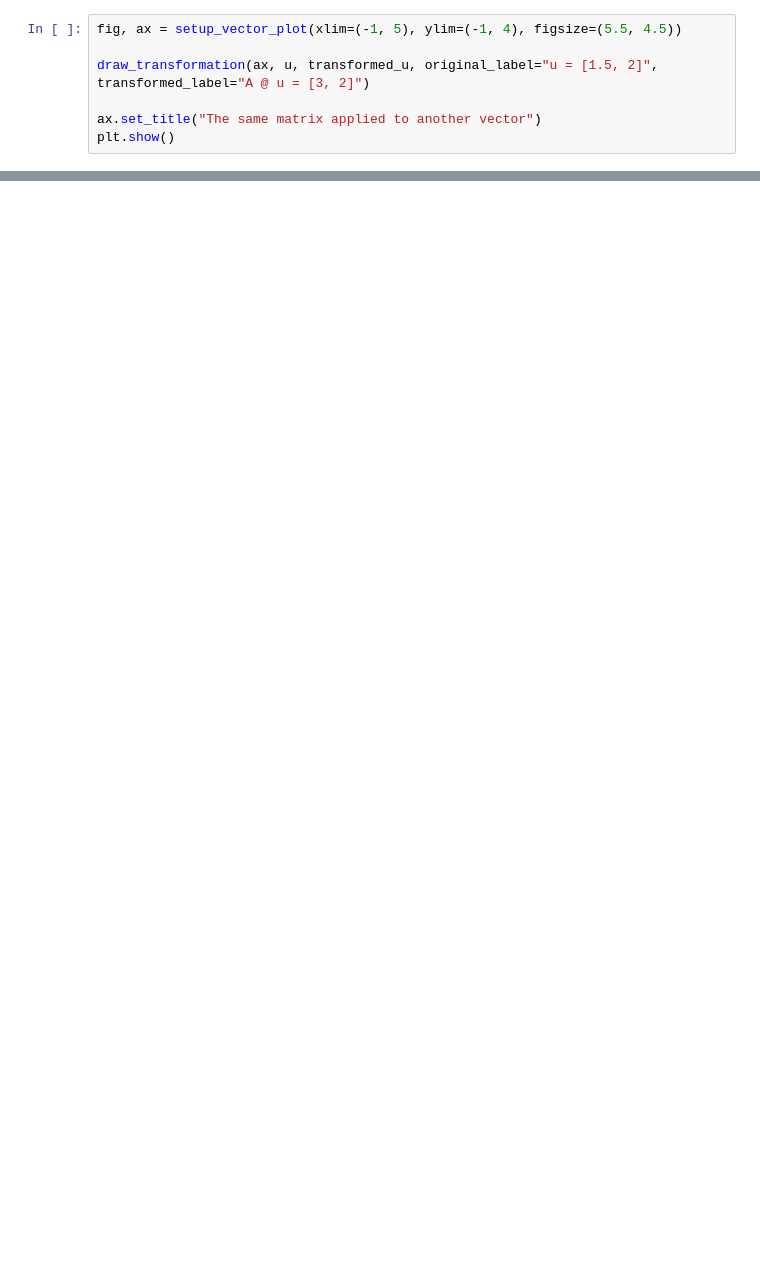
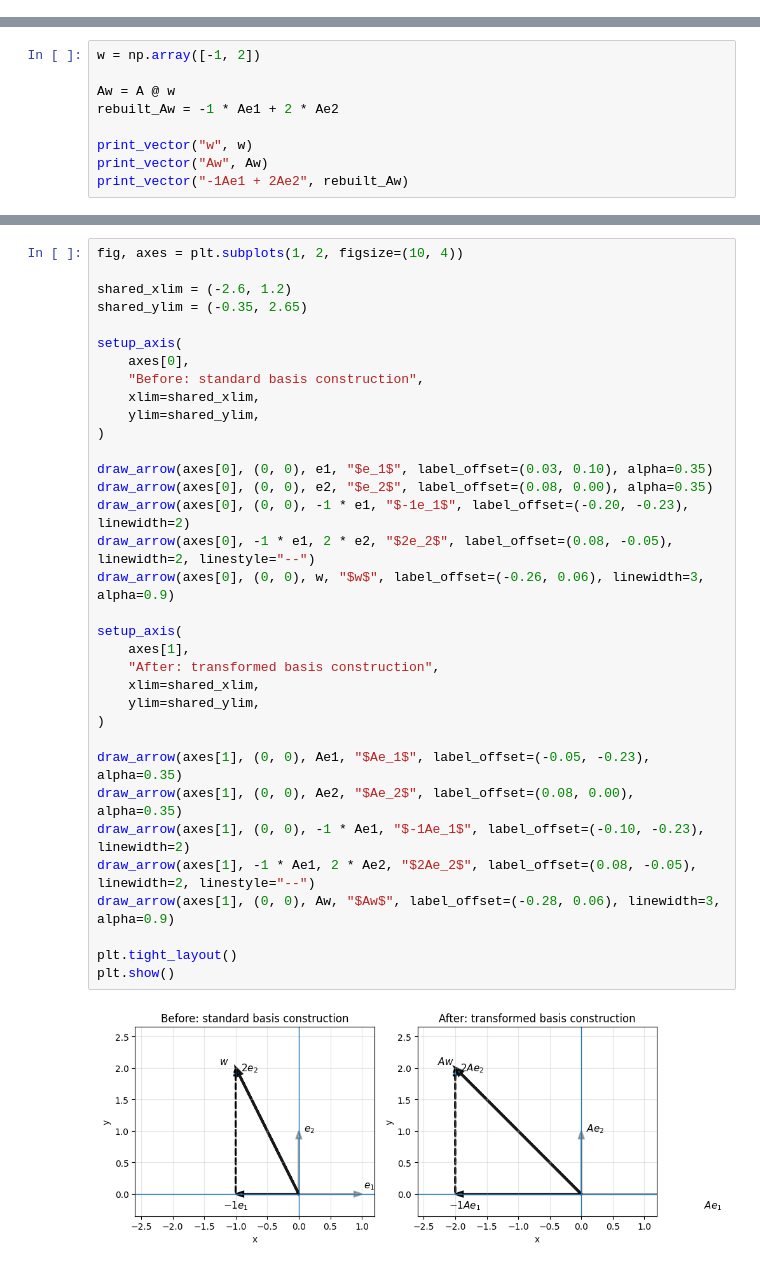
Before and after one commit to AnthonyPWatts/imperial-ai-coursework, a Jupyter notebook: maths-refresh/04a-matrix-vector-multiplication.ipynb, the cells around one changed output, grey strips where cells are left out. Drawn from its saved outputs; the diff is of its cells as text; blank space fills up the shorter version.

Commit message:
Updated some of the matrix transformation notebooks to match look and feel established in recent commits

```diff
--- a/maths-refresh/04a-matrix-vector-multiplication.ipynb
+++ b/maths-refresh/04a-matrix-vector-multiplication.ipynb
@@ -214,7 +0,0 @@ A @ u: [3. 2.]
-# %%
-fig, ax = setup_vector_plot(xlim=(-1, 5), ylim=(-1, 4), figsize=(5.5, 4.5))
-
-draw_transformation(ax, u, transformed_u, original_label="u = [1.5, 2]", transformed_label="A @ u = [3, 2]")
-
-ax.set_title("The same matrix applied to another vector")
-plt.show()
@@ -262,0 +356,9 @@ Next, we will look at some simple transformations: scaling, reflection and shear
+# %%
+w = np.array([-1, 2])
+
+Aw = A @ w
+rebuilt_Aw = -1 * Ae1 + 2 * Ae2
+
+print_vector("w", w)
+print_vector("Aw", Aw)
+print_vector("-1Ae1 + 2Ae2", rebuilt_Aw)
@@ -262,0 +379,36 @@ Next, we will look at some simple transformations: scaling, reflection and shear
+# %%
+fig, axes = plt.subplots(1, 2, figsize=(10, 4))
+
+shared_xlim = (-2.6, 1.2)
+shared_ylim = (-0.35, 2.65)
+
+setup_axis(
+    axes[0],
+    "Before: standard basis construction",
+    xlim=shared_xlim,
+    ylim=shared_ylim,
+)
+
+draw_arrow(axes[0], (0, 0), e1, "$e_1$", label_offset=(0.03, 0.10), alpha=0.35)
+draw_arrow(axes[0], (0, 0), e2, "$e_2$", label_offset=(0.08, 0.00), alpha=0.35)
+draw_arrow(axes[0], (0, 0), -1 * e1, "$-1e_1$", label_offset=(-0.20, -0.23), linewidth=2)
+draw_arrow(axes[0], -1 * e1, 2 * e2, "$2e_2$", label_offset=(0.08, -0.05), linewidth=2, linestyle="--")
+draw_arrow(axes[0], (0, 0), w, "$w$", label_offset=(-0.26, 0.06), linewidth=3, alpha=0.9)
+
+setup_axis(
+    axes[1],
+    "After: transformed basis construction",
+    xlim=shared_xlim,
+    ylim=shared_ylim,
+)
+
+draw_arrow(axes[1], (0, 0), Ae1, "$Ae_1$", label_offset=(-0.05, -0.23), alpha=0.35)
+draw_arrow(axes[1], (0, 0), Ae2, "$Ae_2$", label_offset=(0.08, 0.00), alpha=0.35)
+draw_arrow(axes[1], (0, 0), -1 * Ae1, "$-1Ae_1$", label_offset=(-0.10, -0.23), linewidth=2)
+draw_arrow(axes[1], -1 * Ae1, 2 * Ae2, "$2Ae_2$", label_offset=(0.08, -0.05), linewidth=2, linestyle="--")
+draw_arrow(axes[1], (0, 0), Aw, "$Aw$", label_offset=(-0.28, 0.06), linewidth=3, alpha=0.9)
+
+plt.tight_layout()
+plt.show()
+# %% [output]
+[figure, added]
```
Also changed, not shown: parts of 39 cells of this notebook, 3 other files.
